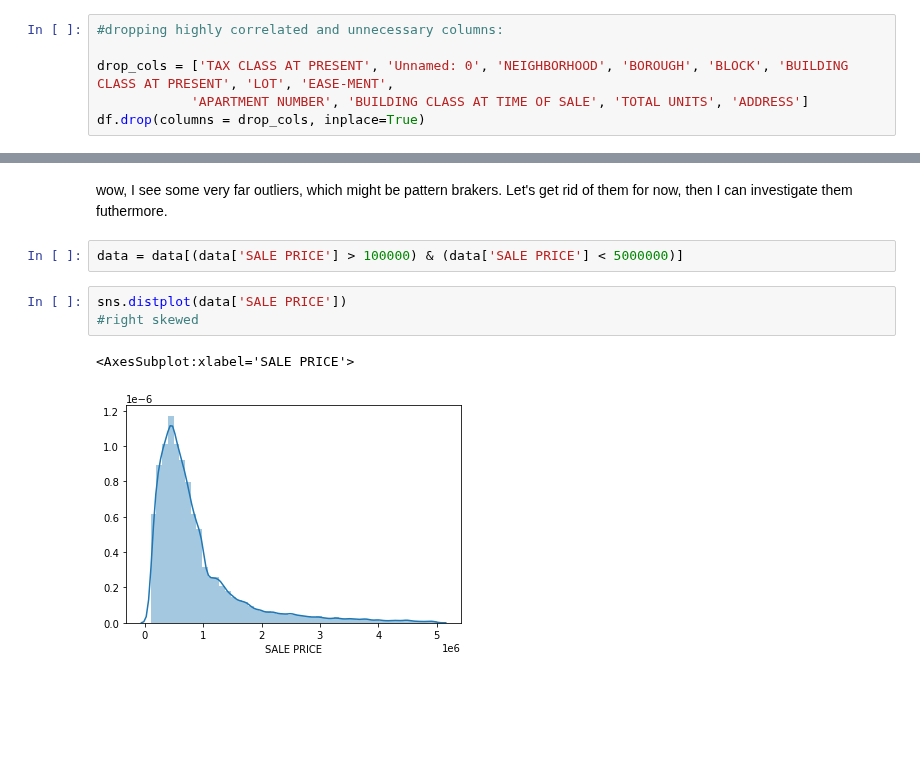
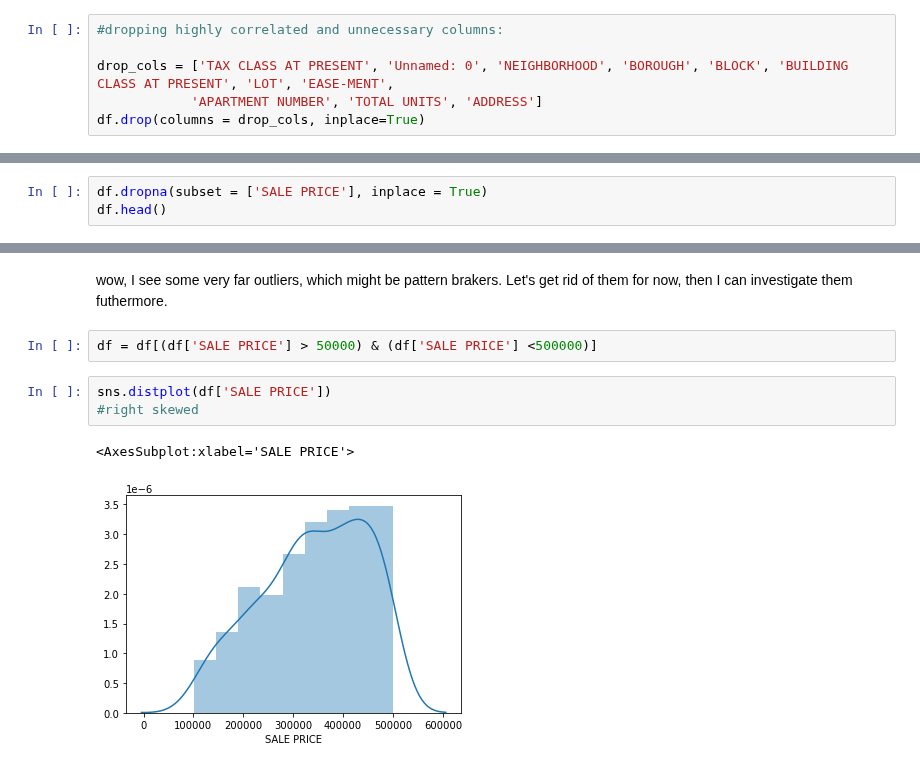
Before and after one commit to Gaukhar-ai/for_my_Thinkful_work, a Jupyter notebook: capstone/Real_Estate_sale_price_prediction_NYC.ipynb, the cells around one changed output, grey strips where cells are left out. Drawn from its saved outputs; the diff is of its cells as text; blank space fills up the shorter version.

```diff
--- a/capstone/Real_Estate_sale_price_prediction_NYC.ipynb
+++ b/capstone/Real_Estate_sale_price_prediction_NYC.ipynb
@@ -72,7 +72,7 @@ df.shape
 #dropping highly correlated and unnecessary columns:
 
 drop_cols = ['TAX CLASS AT PRESENT', 'Unnamed: 0', 'NEIGHBORHOOD', 'BOROUGH', 'BLOCK', 'BUILDING CLASS AT PRESENT', 'LOT', 'EASE-MENT',
-            'APARTMENT NUMBER', 'BUILDING CLASS AT TIME OF SALE', 'TOTAL UNITS', 'ADDRESS']
+            'APARTMENT NUMBER', 'TOTAL UNITS', 'ADDRESS']
 df.drop(columns = drop_cols, inplace=True)
 # %%
 df.head()
@@ -150,0 +157,3 @@ df.describe()
+# %%
+df.dropna(subset = ['SALE PRICE'], inplace = True)
+df.head()
@@ -246,10 +245,10 @@ plt.show()
 # %% [markdown]
 wow, I see some very far outliers, which might be pattern brakers. Let's get rid of them for now, then I can investigate them futhermore.
-# %%
-data = data[(data['SALE PRICE'] > 100000) & (data['SALE PRICE'] < 5000000)]
+# %%
+df = df[(df['SALE PRICE'] > 50000) & (df['SALE PRICE'] <500000)]
 # %%
-sns.distplot(data['SALE PRICE'])
+sns.distplot(df['SALE PRICE'])
 #right skewed
 # %% [output]
 <AxesSubplot:xlabel='SALE PRICE'>
-[figure, old version]
+[figure, new version]
```
Also changed, not shown: parts of 39 cells of this notebook.
